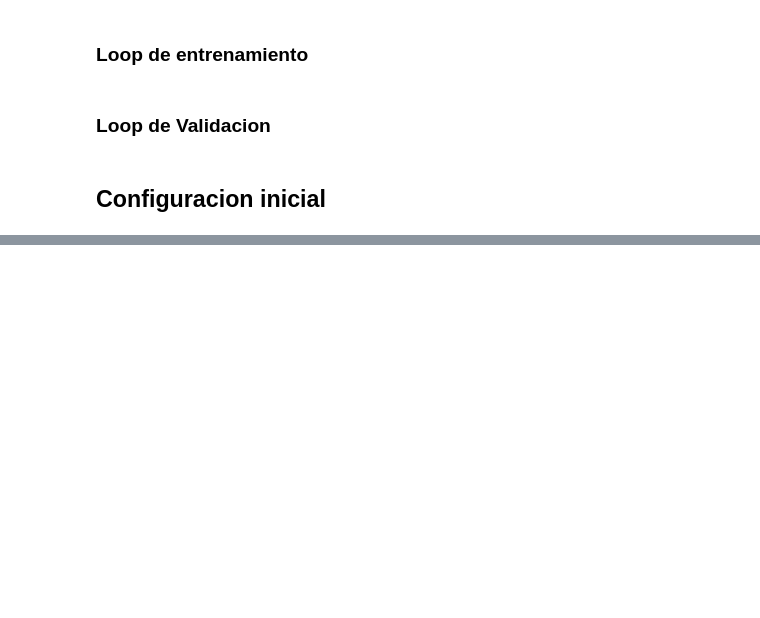
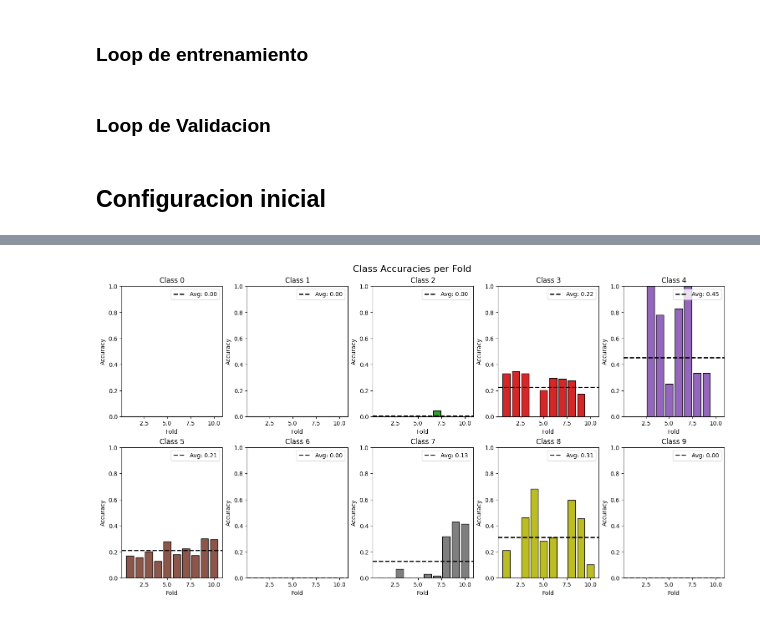
Before and after one commit to LeivaDiego/Urban-Audio-Classification, a Jupyter notebook: LSTM_Model.ipynb, the cells around one changed output, grey strips where cells are left out. Cells and saved outputs as stored; diff of their text form; code cells hidden in the pictures; blank space fills up the shorter version.

```diff
--- a/LSTM_Model.ipynb
+++ b/LSTM_Model.ipynb
@@ -414,0 +502,52 @@ print(f"Average Accuracy: {average_accuracy:.4f}")
+# %%
+# Extraer las precisiones por clase y fold
+num_classes = 10  # Ajusta según la cantidad de clases que tengas
+num_folds = len(folds_performance)
+class_accuracies_train = np.zeros((num_folds, num_classes))
+class_accuracies_val = np.zeros((num_folds, num_classes))
+
+for i, fold_result in enumerate(folds_performance):
+    train_report = fold_result['train_report']
+    val_report = fold_result['val_report']
+    for class_idx in range(num_classes):
+        class_label = str(class_idx)
+        if class_label in train_report:
+            class_accuracies_train[i, class_idx] = train_report[class_label]['precision']
+        if class_label in val_report:
+            class_accuracies_val[i, class_idx] = val_report[class_label]['precision']
+
+# Calcular el promedio por clase para entrenamiento y validación
+mean_class_accuracies_train = np.mean(class_accuracies_train, axis=0)
+mean_class_accuracies_val = np.mean(class_accuracies_val, axis=0)
+# %%
+# Definir el layout de los subplots
+fig, axs = plt.subplots(2, 5, figsize=(15, 8), constrained_layout=True)
+fig.suptitle('Class Accuracies per Fold', fontsize=16)
+
+for class_idx in range(num_classes):
+    row = class_idx // 5
+    col = class_idx % 5
+    ax = axs[row, col]
+
+    # Accuracies de cada fold para la clase actual
+    accuracies_per_fold = class_accuracies_val[:, class_idx]
+
+    # signar un color único a todas las barras del subplot (un color distinto por subplot)
+    color_option = cmap(class_idx % 10)
+
+    # Mismo color para todas las barras en el subplot, pero distinto para cada clase
+    ax.bar(range(1, num_folds + 1), accuracies_per_fold, color=color_option, edgecolor='black')
+
+    # Línea de promedio
+    avg_accuracy = mean_class_accuracies_val[class_idx]
+    ax.axhline(y=avg_accuracy, color='black', linestyle='--', label=f'Avg: {avg_accuracy:.2f}', linewidth=2)
+
+    ax.set_title(f'Class {class_idx}')
+    ax.set_xlabel('Fold')
+    ax.set_ylabel('Accuracy')
+    ax.set_ylim(0, 1)
+    ax.legend()
+
+plt.show()
+# %% [output]
+[figure, added]
```
Also changed, not shown: parts of 25 cells of this notebook, 10 other files.
